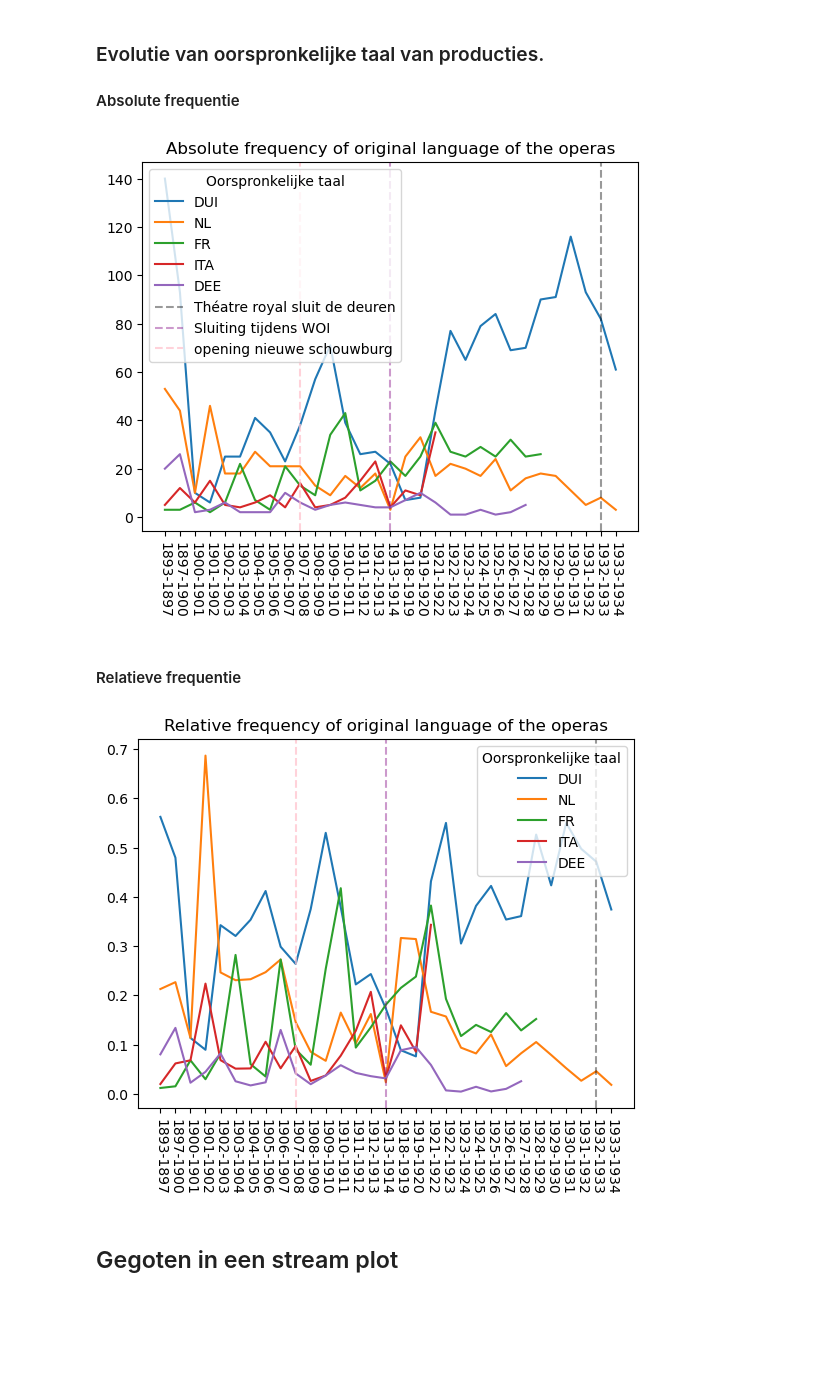
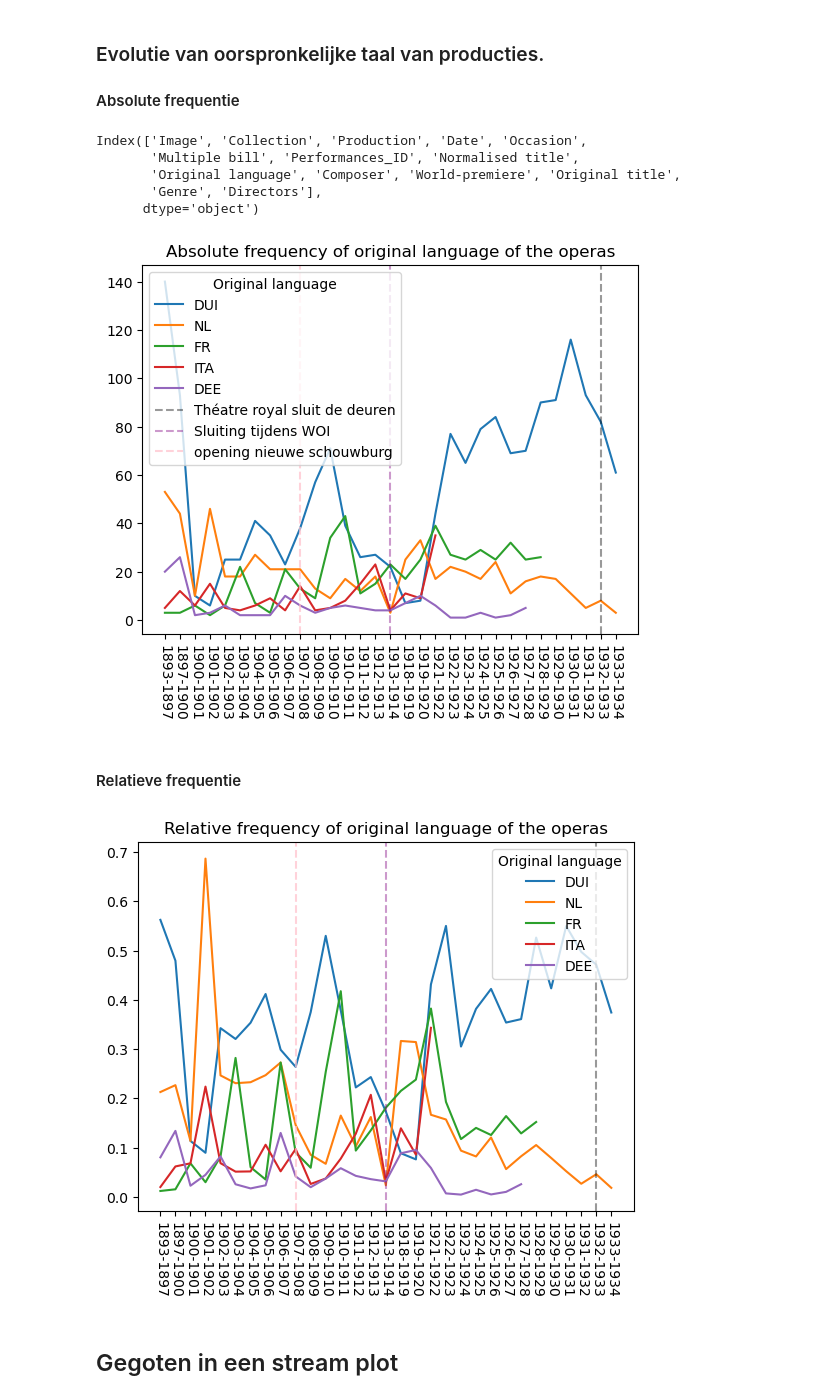
Before and after one commit to MonaDT/OPERA, a Jupyter notebook: notebooks/Data_exploration.ipynb, the cells around one changed output. Saved outputs shown, nothing was run; the diff lists cells and outputs as text; code cells hidden in the pictures; blank space fills up the shorter version.

```diff
--- a/notebooks/Data_exploration.ipynb
+++ b/notebooks/Data_exploration.ipynb
@@ -49,22 +49,30 @@ df['Componist'].value_counts().head(10).plot.bar();
 ### Evolutie van oorspronkelijke taal van producties.
 
 #### Absolute frequentie
+# %%
+df.columns
+# %% [output]
+Index(['Image', 'Collection', 'Production', 'Date', 'Occasion',
+       'Multiple bill', 'Performances_ID', 'Normalised title',
+       'Original language', 'Composer', 'World-premiere', 'Original title',
+       'Genre', 'Directors'],
+      dtype='object')
 # %%
-DUI = df[df['Oorspronkelijke taal']=='DUI']
-NL = df[df['Oorspronkelijke taal']=='NL']
-FR = df[df['Oorspronkelijke taal']=='FR']
-ITA = df[df['Oorspronkelijke taal']=='ITA']
-DEE = df[df['Oorspronkelijke taal']=='DEE']
+DUI = df[df['Original language']=='DUI']
+NL = df[df['Original language']=='NL']
+FR = df[df['Original language']=='FR']
+ITA = df[df['Original language']=='ITA']
+DEE = df[df['Original language']=='DEE']
 
-Iksas = list(df['Collectie'].unique())
+Iksas = list(df['Collection'].unique())
 #import matplotlib.pyplot as plt
 
 #plot each series
-plt.plot(Iksas, list(DUI.groupby('Collectie')['Oorspronkelijke taal'].value_counts()), label = 'DUI')
-plt.plot(list(NL.groupby('Collectie')['Oorspronkelijke taal'].value_counts()),label = 'NL')
-plt.plot(list(FR.groupby('Collectie')['Oorspronkelijke taal'].value_counts()),label = 'FR')
-plt.plot(list(ITA.groupby('Collectie')['Oorspronkelijke taal'].value_counts()), label = 'ITA')
-plt.plot(list(DEE.groupby('Collectie')['Oorspronkelijke taal'].value_counts()),label = 'DEE')
+plt.plot(Iksas, list(DUI.groupby('Collection')['Original language'].value_counts()), label = 'DUI')
+plt.plot(list(NL.groupby('Collection')['Original language'].value_counts()),label = 'NL')
+plt.plot(list(FR.groupby('Collection')['Original language'].value_counts()),label = 'FR')
+plt.plot(list(ITA.groupby('Collection')['Original language'].value_counts()), label = 'ITA')
+plt.plot(list(DEE.groupby('Collection')['Original language'].value_counts()),label = 'DEE')
 plt.plot()
 
 plt.title('Absolute frequency of original language of the operas')
@@ -74,18 +82,18 @@ plt.axvline(x='1932-1933', color = 'black', alpha = 0.4, linestyle = '--', label
 plt.axvline(x='1913-1914', color = 'purple', alpha = 0.4, linestyle = '--', label = 'Sluiting tijdens WOI')
 plt.axvline(x='1907-1908', color = 'pink', alpha = 0.7, linestyle = '--', label = 'opening nieuwe schouwburg')
 
-legend = plt.legend(title='Oorspronkelijke taal')
+legend = plt.legend(title='Original language')
 
 plt.show()
 # %% [output]
-[figure, old version]
+[figure, new version]
 # %% [markdown]
 #### Relatieve frequentie
 # %%
 def obtain_rel_freq(taal): #de taal neemt dus de vorm aan van één van die dfs eh dus DUI of NL of ITA ofzo
     rel_freq = []
-    total = list(df['Collectie'].value_counts().sort_index(axis=0))
-    tal = list(taal.groupby('Collectie')['Oorspronkelijke taal'].value_counts())
+    total = list(df['Collection'].value_counts().sort_index(axis=0))
+    tal = list(taal.groupby('Collection')['Original language'].value_counts())
     tal = zip(total, tal)
     for item in tal:
         rel_freq.append(item[1]/item[0])
@@ -93,32 +101,32 @@ def obtain_rel_freq(taal): #de taal neemt dus de vorm aan van één van die dfs
 # %%
 rel_ned = obtain_rel_freq(NL)
 rel_dui = obtain_rel_freq(DUI)
 rel_fr = obtain_rel_freq(FR)
 rel_ita = obtain_rel_freq(ITA)
 rel_dee = obtain_rel_freq(DEE)
 
-Iksas = list(df['Collectie'].unique())
+Iksas = list(df['Collection'].unique())
 
 #plot each series
 plt.plot(Iksas, rel_dui, label = 'DUI')
 plt.plot(rel_ned,label = 'NL')
 plt.plot(rel_fr,label = 'FR')
 plt.plot(rel_ita, label = 'ITA')
 plt.plot(rel_dee,label = 'DEE')
 plt.plot()
 
-plt.legend(loc = 'upper right', title='Oorspronkelijke taal')
+plt.legend(loc = 'upper right', title='Original language')
 plt.title('Relative frequency of original language of the operas')
 plt.xticks(rotation=-90)
-plt.axvline(x='1932-1933', color = 'black', alpha = 0.4, linestyle = '--', label = 'Théatre royal sluit de deuren')
-plt.axvline(x='1913-1914', color = 'purple', alpha = 0.4, linestyle = '--', label = 'Sluiting tijdens WOI')
-plt.axvline(x='1907-1908', color = 'pink', alpha = 0.7, linestyle = '--', label = 'opening nieuwe schouwburg')
+plt.axvline(x='1932-1933', color = 'black', alpha = 0.4, linestyle = '--', label = 'Théatre royal closes')
+plt.axvline(x='1913-1914', color = 'purple', alpha = 0.4, linestyle = '--', label = 'Opera closed during WWI')
+plt.axvline(x='1907-1908', color = 'pink', alpha = 0.7, linestyle = '--', label = 'Opening new opera building')
 
 #display plot
 plt.show()
 
 #Stream graph
 # %% [output]
-[figure, old version]
+[figure, new version]
 # %% [markdown]
 ## Gegoten in een stream plot
```
Also changed, not shown: parts of 14 cells of this notebook, 1 other file.
